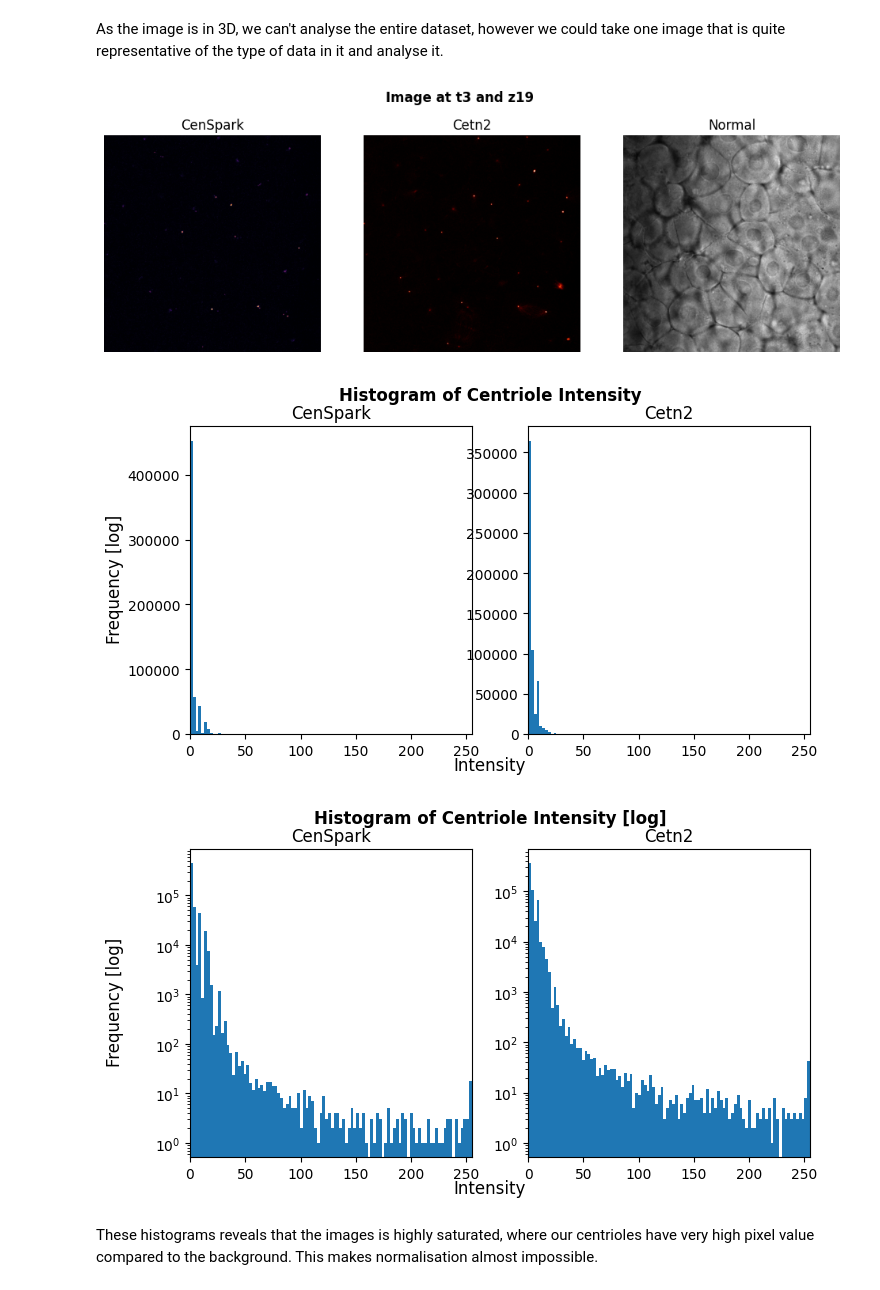
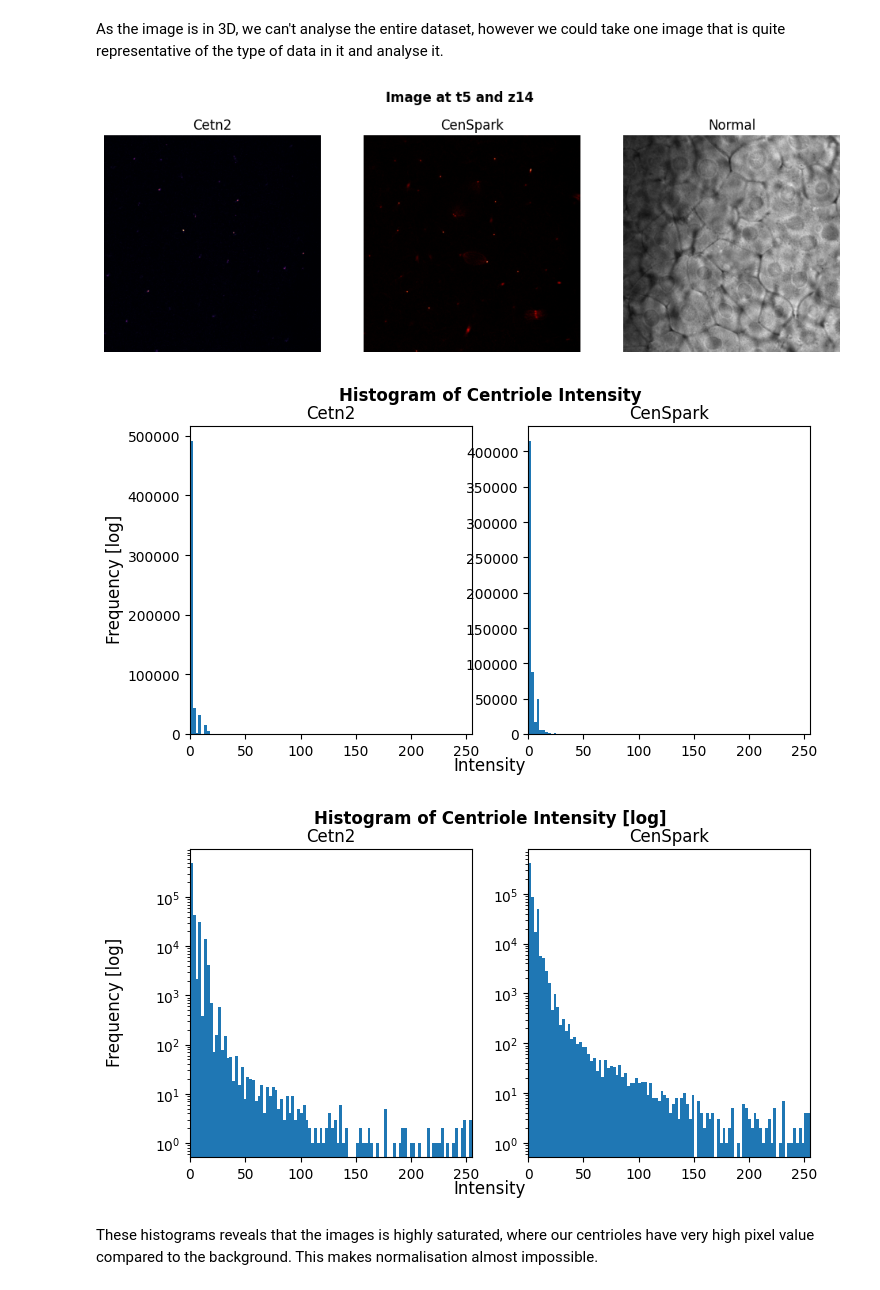
Before and after one commit to UPGON/Zfish_Centrioles_Tracking_Pipeline, a Jupyter notebook: colocalisation_analysis.ipynb, the cells around one changed output. Drawn from its saved outputs; the diff is of its cells as text; code cells hidden in the pictures.

Commit message:
Finished most coloc analysis

```diff
--- a/colocalisation_analysis.ipynb
+++ b/colocalisation_analysis.ipynb
@@ -23,4 +27,5 @@ from skimage.filters import threshold_otsu
 # %% [markdown]
 ## Data
 # %%
-IMG_PATH = r"K:\users\voland\Images\Cova_data\ZF_colocalisation\pre_processed\interpolation\interpolated_20260115CFHa_CetnGFP_CS_TL_4-6hpf_e4_t1-7.tif"
+IMG_PATH = r"K:\users\voland\images\cova_data\ZF_colocalisation\4-6hpf_CetnGFP_CS\interpolation\interpolated_20260115CFHa_CetnGFP_CS_TL_4-6hpf_e4_t1-7.tif"
+FRAMES = 7
@@ -60,15 +59,15 @@ With the following channel configuration:
 # %% [markdown]
 As the image is in 3D, we can't analyse the entire dataset, however we could take one image that is quite representative of the type of data in it and analyse it.
 # %%
-t = 3
-z = 19
+t = 5
+z = 14
 img = vol[t, z] #In Fiji this corresponds to the image ate t4 and z20
 fig, axes = plt.subplots(1,3, figsize=(12,4))
 axes[0].imshow(img[0], cmap="inferno")
-axes[0].set_title("CenSpark")
+axes[0].set_title("Cetn2")
 axes[0].axis('off')
 axes[1].imshow(img[1], cmap="gist_heat")
-axes[1].set_title("Cetn2")
+axes[1].set_title("CenSpark")
 axes[1].axis("off")
 axes[2].imshow(img[2], cmap="gray")
 axes[2].set_title("Normal")
@@ -77,35 +76,35 @@ fig.suptitle(f"Image at t{t} and z{z}", fontweight='bold')
 
 plt.show()
 # %% [output]
-[figure, old version]
+[figure, new version]
 # %%
 fig, axes = plt.subplots(1,2, figsize = (8,4))
 axes[0].hist(img[0].flatten(), bins = 100)
-axes[0].set_title('CenSpark')
+axes[0].set_title('Cetn2')
 axes[0].set_xlim(0, img.max())
 axes[1].hist(img[1].flatten(), bins = 100)
-axes[1].set_title('Cetn2')
+axes[1].set_title('CenSpark')
 axes[1].set_xlim(0, img.max())
 fig.suptitle("Histogram of Centriole Intensity", fontweight='bold')
 fig.supxlabel('Intensity')
 fig.supylabel('Frequency [log]')
 plt.show()
 # %% [output]
-[figure, old version]
+[figure, new version]
 # %%
 fig, axes = plt.subplots(1,2, figsize = (8,4))
 axes[0].hist(img[0].flatten(), bins=100, log=True)
-axes[0].set_title('CenSpark')
+axes[0].set_title('Cetn2')
 axes[0].set_xlim(0, img.max())
 axes[1].hist(img[1].flatten(), bins=100, log=True)
-axes[1].set_title('Cetn2')
+axes[1].set_title('CenSpark')
 axes[1].set_xlim(0, img.max())
 fig.suptitle("Histogram of Centriole Intensity [log]", fontweight='bold')
 fig.supxlabel('Intensity')
 fig.supylabel('Frequency [log]')
 plt.show()
 # %% [output]
-[figure, old version]
+[figure, new version]
 # %% [markdown]
 These histograms reveals that the images is highly saturated, where our centrioles have very high pixel value compared to the background. This makes normalisation almost impossible.
 # %% [markdown]
```
Also changed, not shown: parts of 80 cells of this notebook, 5 other files.
